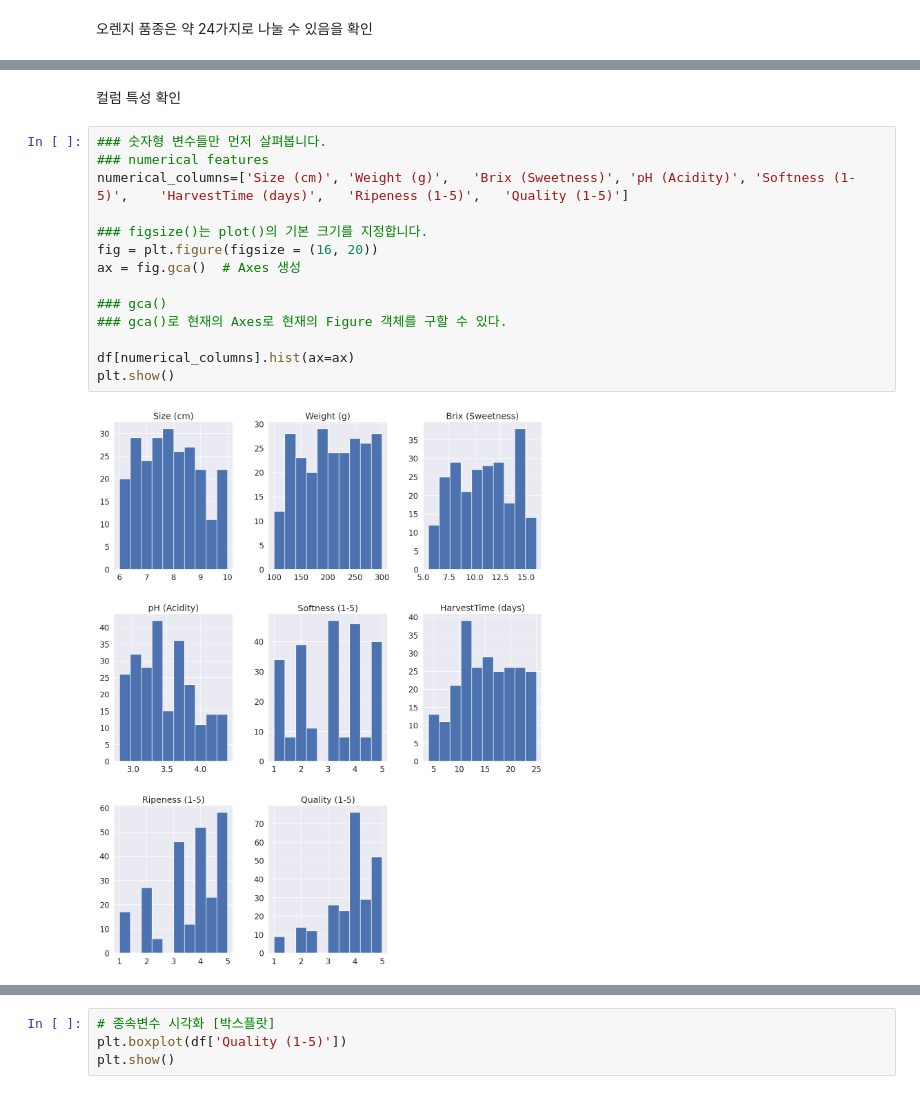
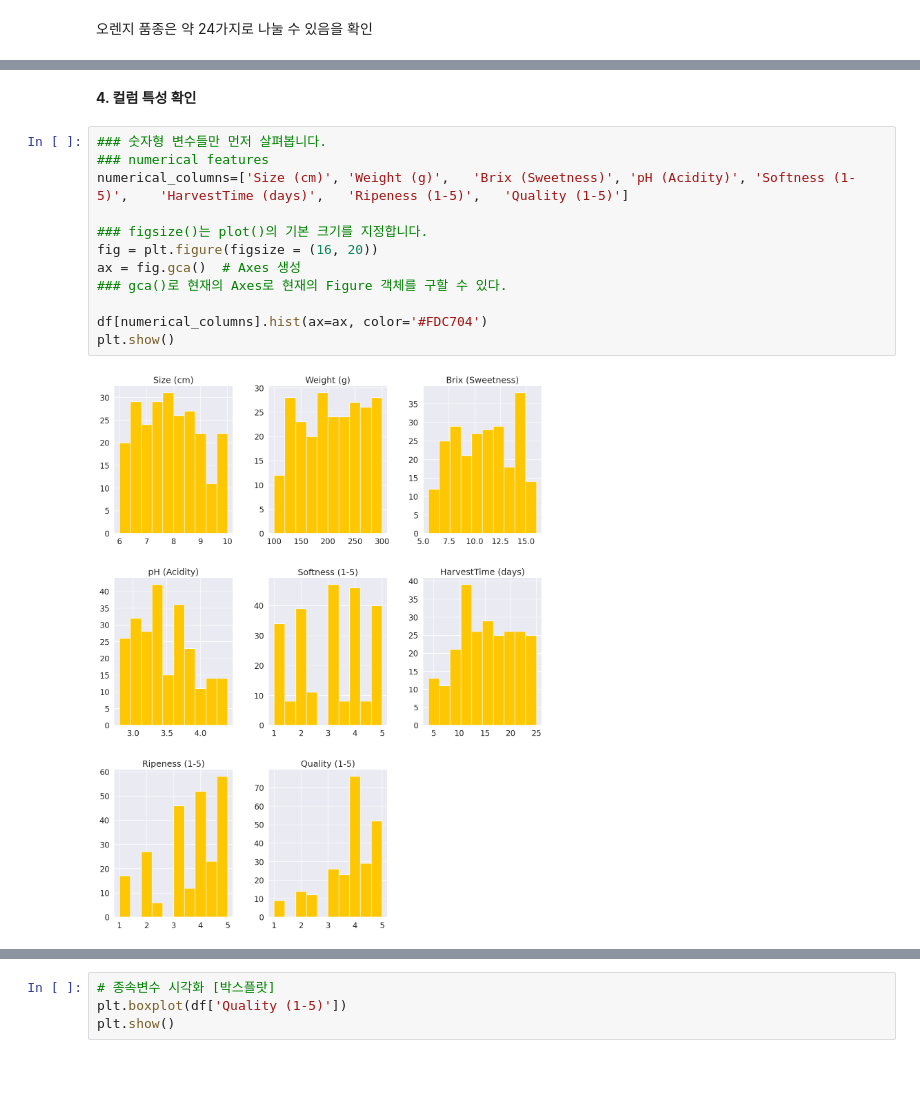
Before and after one commit to AM-SWU-2024/Annoying-Orange, a Jupyter notebook: 2024_01_소학회프로젝트_어노잉오렌지.ipynb, the cells around one changed output, grey strips where cells are left out. Cells and saved outputs as stored; diff of their text form.

```diff
--- a/2024_01_소학회프로젝트_어노잉오렌지.ipynb
+++ b/2024_01_소학회프로젝트_어노잉오렌지.ipynb
@@ -153,21 +154,19 @@ plt.show()
 # %% [markdown]
-컬럼 특성 확인
+**4. 컬럼 특성 확인**
 # %%
 ### 숫자형 변수들만 먼저 살펴봅니다.
 ### numerical features
 numerical_columns=['Size (cm)',	'Weight (g)',	'Brix (Sweetness)',	'pH (Acidity)',	'Softness (1-5)',	'HarvestTime (days)',	'Ripeness (1-5)',	'Quality (1-5)']
 
 ### figsize()는 plot()의 기본 크기를 지정합니다.
 fig = plt.figure(figsize = (16, 20))
 ax = fig.gca()  # Axes 생성
-
-### gca()
 ### gca()로 현재의 Axes로 현재의 Figure 객체를 구할 수 있다.
 
-df[numerical_columns].hist(ax=ax)
+df[numerical_columns].hist(ax=ax, color='#FDC704')
 plt.show()
 # %% [output]
-[figure, old version]
+[figure, new version]
 # %%
 ### 히스토그램
 numeric_columns = ['Size (cm)', 'Weight (g)', 'Brix (Sweetness)', 'pH (Acidity)', 'Softness (1-5)', 'HarvestTime (days)', 'Ripeness (1-5)', 'Quality (1-5)']
```
Also changed, not shown: parts of 46 cells of this notebook.
